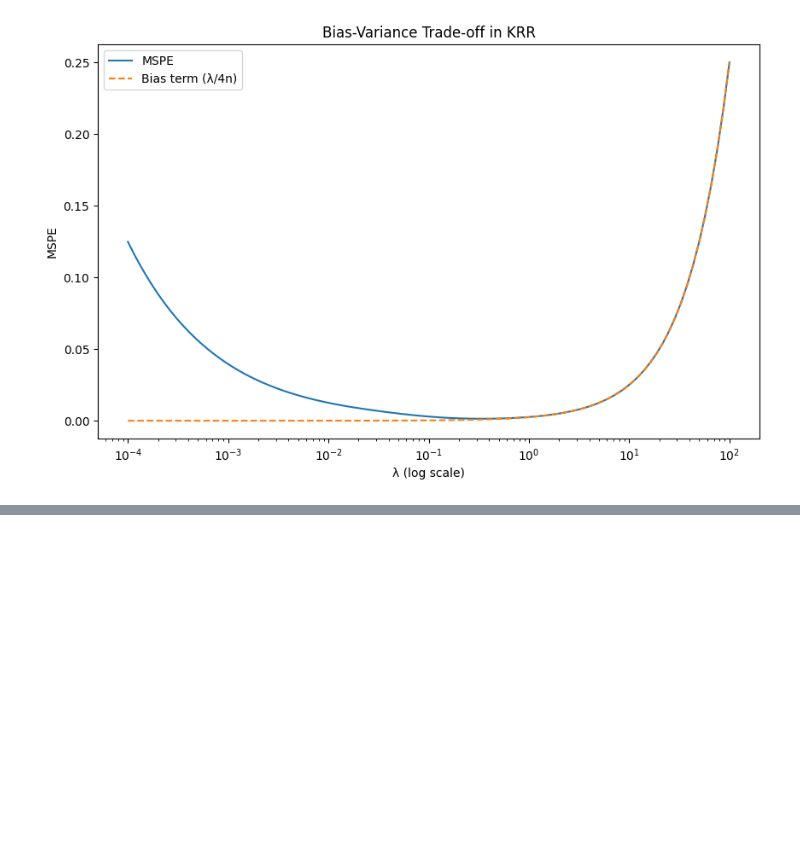
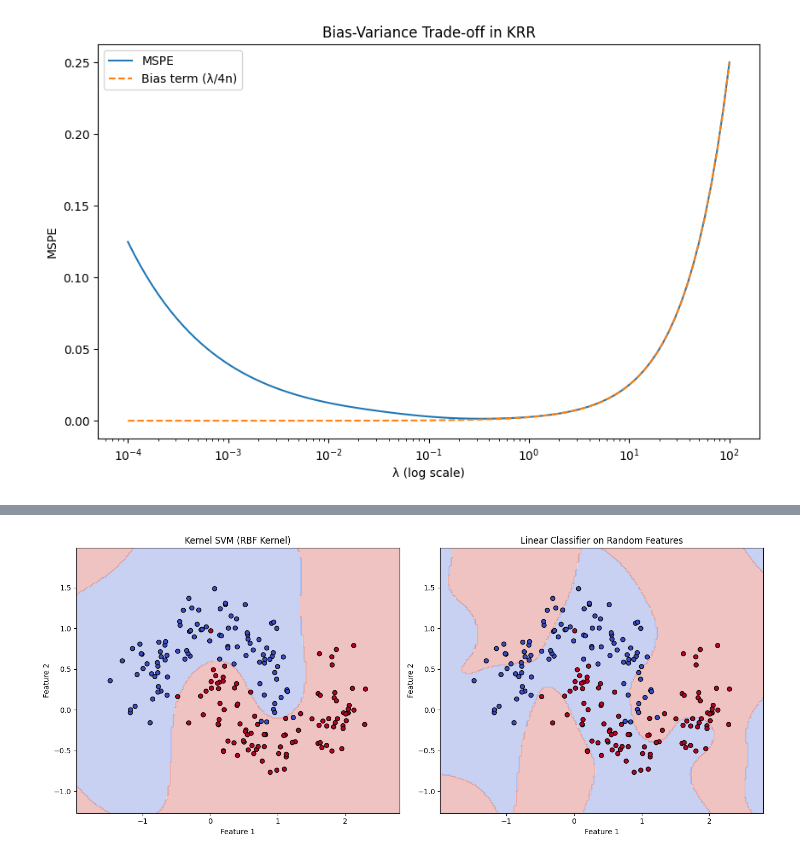
Before and after one commit to muntazirabidi/quant-finance, a Jupyter notebook: learning_notes/modern_statistics/chapters/kernel_machines/Code/kernel.ipynb, the cells around one changed output, grey strips where cells are left out. Cells and saved outputs as stored; diff of their text form; code cells hidden in the pictures; blank space fills up the shorter version.

```diff
--- a/learning_notes/modern_statistics/Code/kernel.ipynb
+++ b/learning_notes/modern_statistics/chapters/kernel_machines/Code/kernel.ipynb
@@ -100,0 +190,87 @@ plt.show()
+# %%
+import numpy as np
+import matplotlib.pyplot as plt
+from sklearn.linear_model import RidgeClassifier
+from sklearn.metrics.pairwise import rbf_kernel
+from sklearn import datasets
+
+def random_features(X, D, sigma):
+    """
+    Map input data X (n_samples x d) to random features of dimension D.
+    For Gaussian kernel approximation.
+
+    Parameters:
+        X: (n_samples, d)
+        D: number of random features
+        sigma: kernel width parameter (standard deviation)
+
+    Returns:
+        Z: (n_samples, D) random feature matrix
+    """
+    n, d = X.shape
+    # Draw D random vectors from N(0, 1/sigma^2 * I)
+    W = np.random.normal(loc=0, scale=1.0/sigma, size=(d, D))
+    # Draw D random phases uniformly from [-pi, pi]
+    u = np.random.uniform(low=-np.pi, high=np.pi, size=D)
+    # Compute random features: each feature is sqrt(2/D)*cos(W^T x + u)
+    Z = np.sqrt(2.0/D) * np.cos(X.dot(W) + u)
+    return Z
+
+# Generate a non-linear 2D dataset (make two interleaving half circles)
+from sklearn.datasets import make_moons
+X, y = make_moons(n_samples=200, noise=0.2, random_state=42)
+# Convert labels to {-1,1} for visualization consistency if desired
+y = 2*y - 1
+
+# Parameters for random features
+D = 500      # number of random features
+sigma = 0.5  # kernel width
+
+# Compute random feature mapping
+Z = random_features(X, D, sigma)
+
+# Fit a linear classifier on the random features.
+# Here we use ridge classification for simplicity.
+clf_rf = RidgeClassifier(alpha=1.0)
+clf_rf.fit(Z, y)
+
+# For comparison, fit a kernel SVM using the full RBF kernel
+from sklearn.svm import SVC
+clf_kernel = SVC(kernel='rbf', gamma=1/(2*sigma**2), C=1.0)
+clf_kernel.fit(X, y)
+
+# Plot decision boundaries for both methods
+def plot_decision_boundary(clf, feature_map=None, title="Decision Boundary"):
+    # Create a grid over feature space
+    x_min, x_max = X[:, 0].min()-0.5, X[:, 0].max()+0.5
+    y_min, y_max = X[:, 1].min()-0.5, X[:, 1].max()+0.5
+    xx, yy = np.meshgrid(np.linspace(x_min, x_max, 200),
+                         np.linspace(y_min, y_max, 200))
+    grid = np.c_[xx.ravel(), yy.ravel()]
+
+    if feature_map is not None:
+        # Map the grid points using the random feature mapping
+        grid_mapped = random_features(grid, D, sigma)
+        Z_pred = clf.predict(grid_mapped)
+    else:
+        Z_pred = clf.predict(grid)
+
+    Z_pred = Z_pred.reshape(xx.shape)
+    plt.contourf(xx, yy, Z_pred, alpha=0.3, cmap=plt.cm.coolwarm)
+    plt.scatter(X[:, 0], X[:, 1], c=y, cmap=plt.cm.coolwarm, edgecolors='k')
+    plt.title(title)
+    plt.xlabel("Feature 1")
+    plt.ylabel("Feature 2")
+
+plt.figure(figsize=(14,6))
+
+plt.subplot(1, 2, 1)
+plot_decision_boundary(clf_kernel, title="Kernel SVM (RBF Kernel)")
+
+plt.subplot(1, 2, 2)
+plot_decision_boundary(clf_rf, feature_map=True, title="Linear Classifier on Random Features")
+
+plt.tight_layout()
+plt.show()
+# %% [output]
+[figure, added]
```
Also changed, not shown: parts of 2 cells of this notebook, 5 other files.
